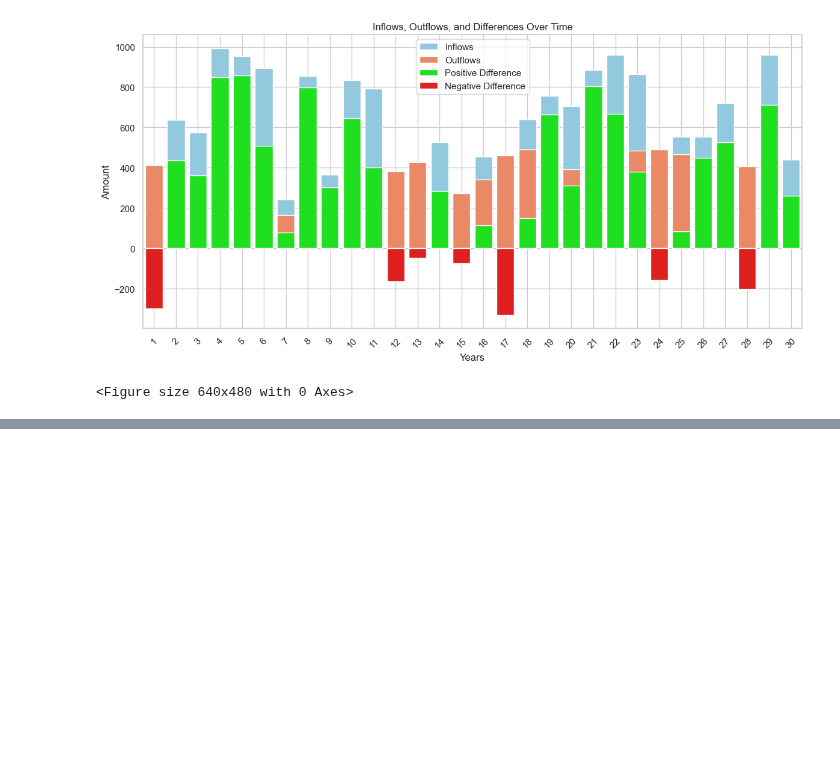
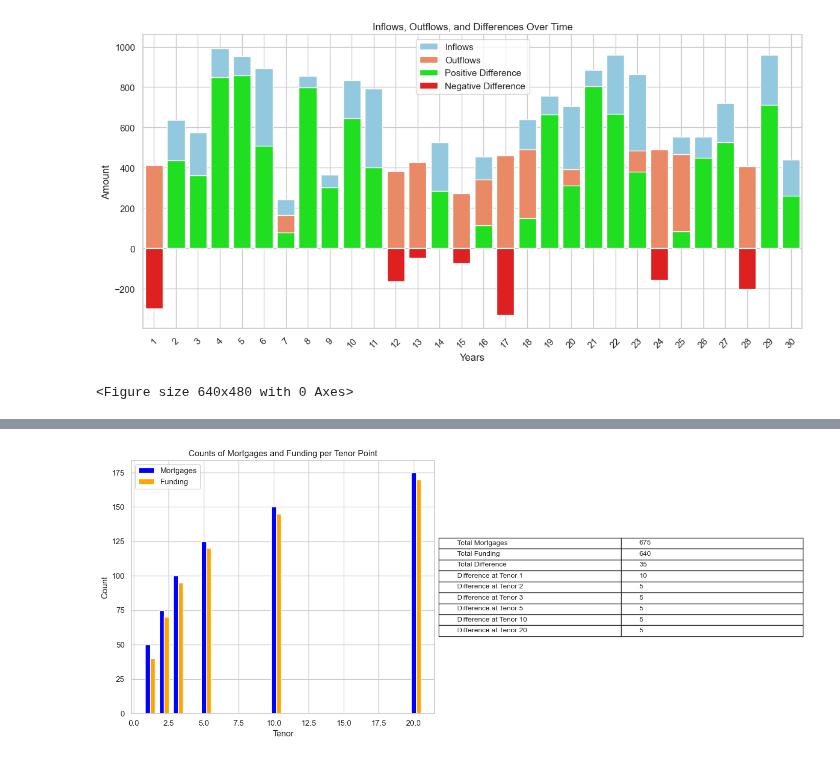
Before and after one commit to Merijn68/rl-alm, a Jupyter notebook: src/visualization/try.ipynb, the cells around one changed output, grey strips where cells are left out. Cells and saved outputs as stored; diff of their text form; code cells hidden in the pictures; blank space fills up the shorter version.

```diff
--- a/src/visualization/try.ipynb
+++ b/src/visualization/try.ipynb
@@ -47,0 +76,54 @@ plt.show()
+# %%
+import matplotlib.pyplot as plt
+import seaborn as sns
+import pandas as pd
+import numpy as np
+
+# Example data
+tenors = [1, 2, 3, 5, 10, 20]
+mortgages = [50, 75, 100, 125, 150, 175]
+funding = [40, 70, 95, 120, 145, 170]
+
+# Calculate differences at each tenor point
+differences = [m - f for m, f in zip(mortgages, funding)]
+
+# Create a DataFrame
+data = pd.DataFrame({'Tenors': tenors, 'Mortgages': mortgages, 'Funding': funding, 'Differences': differences})
+
+# Create a figure with subplots
+fig, (ax1, ax2) = plt.subplots(1, 2, figsize=(14, 6))
+
+# Create grouped bar plots for mortgages and funding
+bar_width = 0.35
+ax1.bar(data['Tenors'], data['Mortgages'], bar_width, label='Mortgages', color='blue')
+ax1.bar(data['Tenors'] + bar_width, data['Funding'], bar_width, label='Funding', color='orange')
+
+# Set labels and title for the first plot
+ax1.set_xlabel('Tenor')
+ax1.set_ylabel('Count')
+ax1.set_title('Counts of Mortgages and Funding per Tenor Point')
+ax1.legend()
+
+# Create a table with differences for each tenor point
+table_data = [['Total Mortgages', sum(mortgages)],
+              ['Total Funding', sum(funding)],
+              ['Total Difference', sum(differences)]]
+
+for tenor, diff in zip(tenors, differences):
+    table_data.append([f'Difference at Tenor {tenor}', diff])
+
+table = ax2.table(cellText=table_data, loc='center', cellLoc='left')
+table.auto_set_font_size(False)
+table.set_fontsize(10)
+table.scale(1.2, 1.2)
+
+# Remove axes for the second plot
+ax2.axis('off')
+
+# Set the layout
+plt.tight_layout()
+
+# Show the plot
+plt.show()
+# %% [output]
+[figure, added]
```
Also changed, not shown: parts of 1 cell of this notebook, 5 other files.
